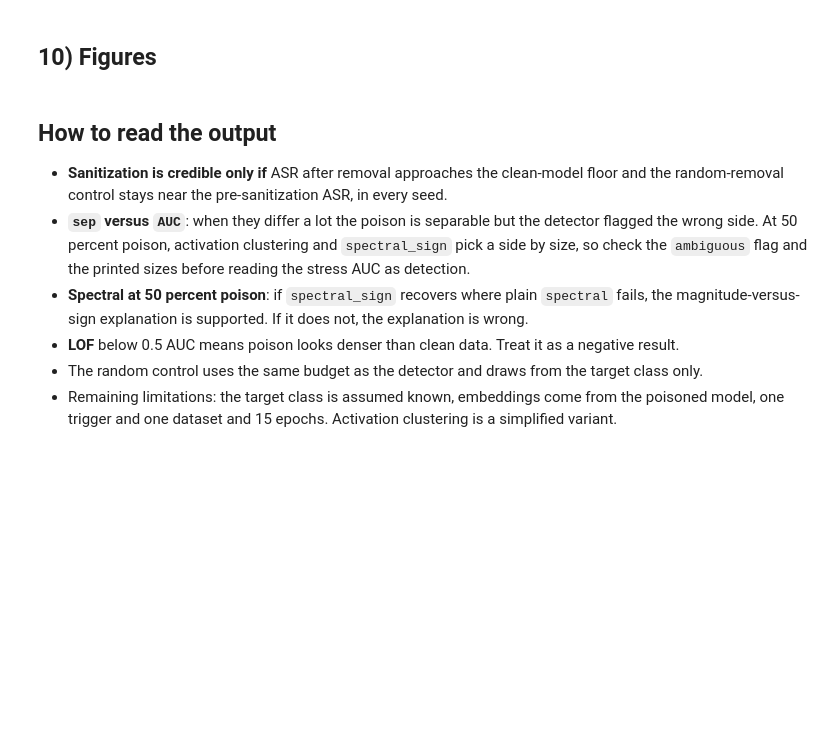
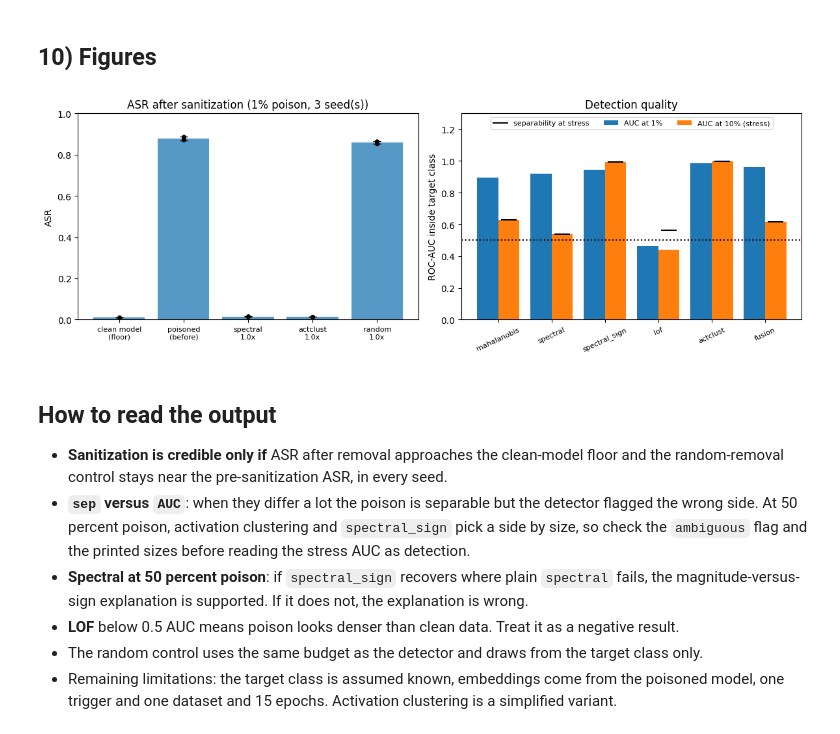
Before and after one commit to rafisajeeb/fast-poison-finder, a Jupyter notebook: FastPoisonFinder_v3.ipynb, the cells around one changed output. Drawn from its saved outputs; the diff is of its cells as text; code cells hidden in the pictures; blank space fills up the shorter version.

Commit message:
Fix legend overlap in summary figure

```diff
--- a/FastPoisonFinder_v3.ipynb
+++ b/FastPoisonFinder_v3.ipynb
@@ -502,33 +532,37 @@ def add(label, vals):
     labels.append(label); means.append(float(np.mean(vals)))
     stds.append(float(np.std(vals, ddof=1)) if len(vals) > 1 else 0.0); pts.append(vals)
 
 add("clean model\n(floor)", [t["ref"]["asr_floor"] for t in main])
 add("poisoned\n(before)", [t["poisoned"]["asr"] for t in main])
 for name, mult in SANITIZE_PLAN:
     add(f"{name}\n{mult}x", [s["asr"] for t in main for s in t["students"]
                               if s["detector"] == name and s["mult"] == mult])
 x = np.arange(len(labels))
 a1.bar(x, means, yerr=stds, capsize=4, color="tab:blue", alpha=0.75)
 for i, v in enumerate(pts):
     a1.scatter([i] * len(v), v, color="black", s=14, zorder=3)
 a1.set_xticks(x); a1.set_xticklabels(labels, fontsize=8); a1.set_ylim(0, 1)
 a1.set_ylabel("ASR"); a1.set_title(f"ASR after sanitization ({POISON_RATE:.0%} poison, {len(main)} seed(s))")
 
 names = list(main[0]["detection"].keys())
 auc_main = [np.mean([t["detection"][n]["auc"] for t in main]) for n in names]
 auc_stress = [results["stress"]["detection"][n]["auc"] for n in names]
 sep_stress = [results["stress"]["detection"][n]["sep"] for n in names]
 xx = np.arange(len(names))
 a2.bar(xx - 0.2, auc_main, 0.4, label=f"AUC at {POISON_RATE:.0%}")
 a2.bar(xx + 0.2, auc_stress, 0.4, label=f"AUC at {STRESS_RATE:.0%} (stress)")
 a2.scatter(xx + 0.2, sep_stress, marker="_", s=300, color="black", label="separability at stress", zorder=3)
 a2.axhline(0.5, linestyle=":", color="black")
 a2.set_xticks(xx); a2.set_xticklabels(names, rotation=25, fontsize=8); a2.set_ylim(0, 1.02)
 a2.set_ylabel("ROC-AUC inside target class"); a2.set_title("Detection quality"); a2.legend(fontsize=8)
+a2.set_ylim(0, 1.3)
+a2.legend(fontsize=8, ncol=3, loc="upper center")
 
 plt.tight_layout()
 plt.savefig(f"{RESULTS_DIR}/v3_summary.png", dpi=150, bbox_inches="tight")
 plt.show()
+# %% [output]
+[figure, added]
 # %% [markdown]
 ## How to read the output
 
```
Also changed, not shown: parts of 4 cells of this notebook, 1 other file.
